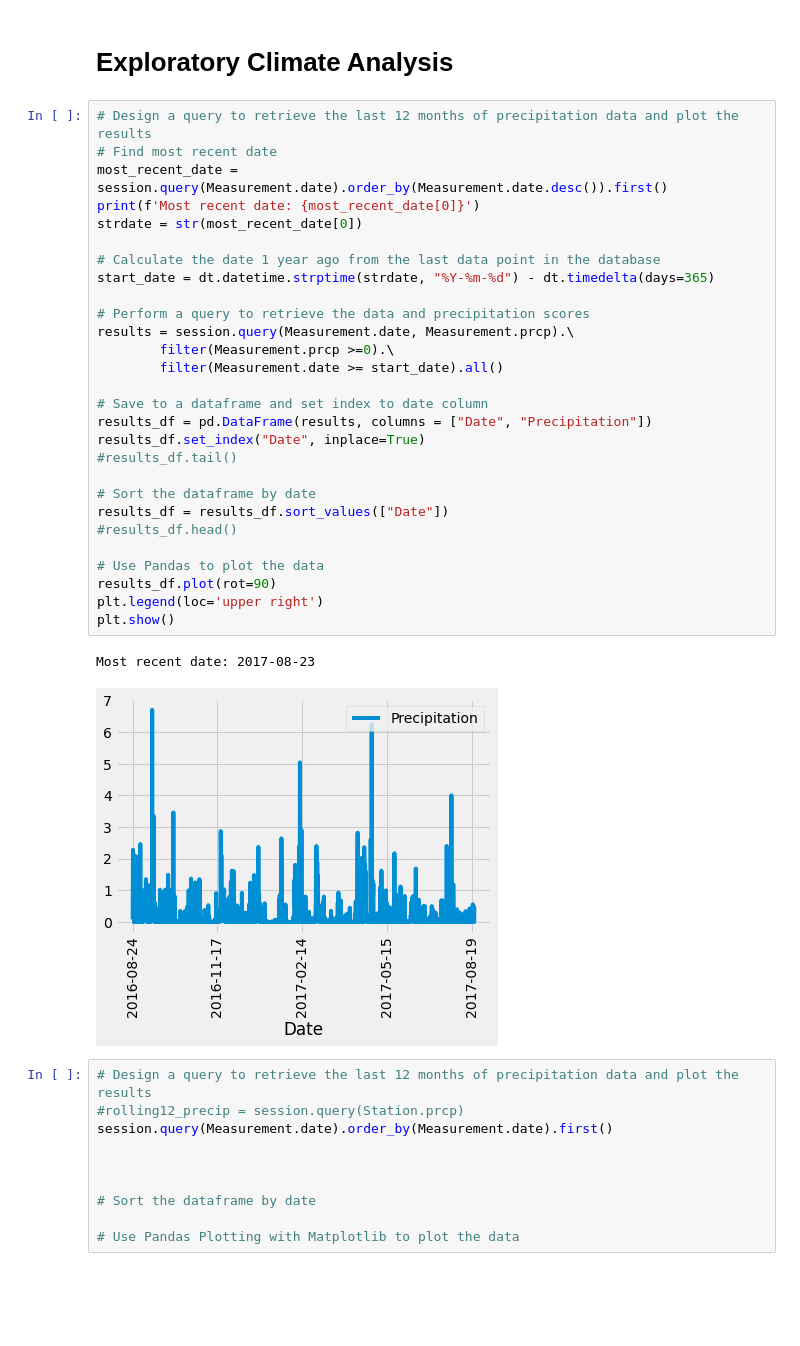
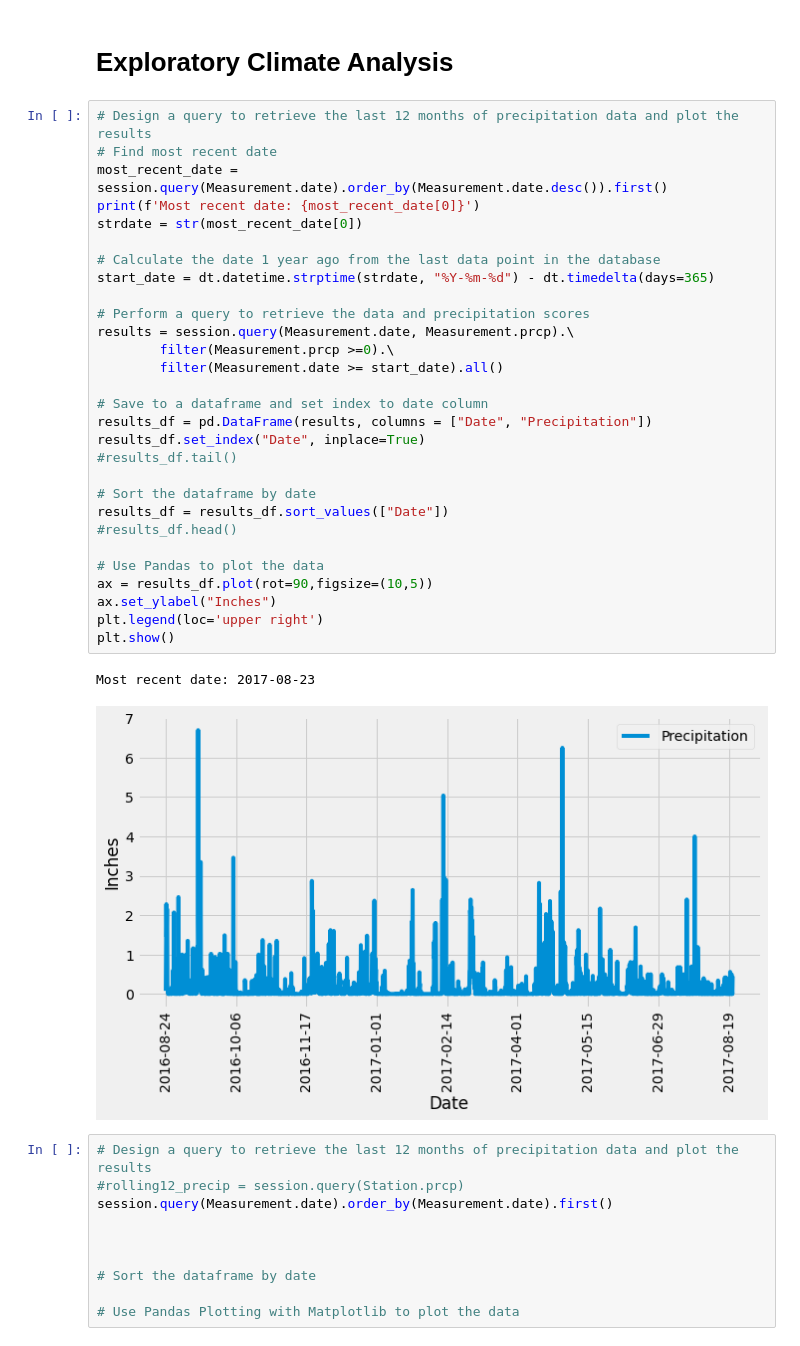
Before and after one commit to RobertEnglund/uom_stp-sqlalchemy-challenge, a Jupyter notebook: climate_starter.ipynb, the cells around one changed output. Cells and saved outputs as stored; diff of their text form; blank space fills up the shorter version.

Commit message:
fine tune pricip chart

```diff
--- a/climate_starter.ipynb
+++ b/climate_starter.ipynb
@@ -66,34 +66,35 @@ session = Session(engine)
 # %%
 # Design a query to retrieve the last 12 months of precipitation data and plot the results
 # Find most recent date
 most_recent_date = session.query(Measurement.date).order_by(Measurement.date.desc()).first()
 print(f'Most recent date: {most_recent_date[0]}')
 strdate = str(most_recent_date[0])
 
 # Calculate the date 1 year ago from the last data point in the database
 start_date = dt.datetime.strptime(strdate, "%Y-%m-%d") - dt.timedelta(days=365)
 
 # Perform a query to retrieve the data and precipitation scores
 results = session.query(Measurement.date, Measurement.prcp).\
         filter(Measurement.prcp >=0).\
         filter(Measurement.date >= start_date).all()
 
 # Save to a dataframe and set index to date column
 results_df = pd.DataFrame(results, columns = ["Date", "Precipitation"])
 results_df.set_index("Date", inplace=True)
 #results_df.tail()
 
 # Sort the dataframe by date
 results_df = results_df.sort_values(["Date"])
 #results_df.head()
 
 # Use Pandas to plot the data
-results_df.plot(rot=90)
+ax = results_df.plot(rot=90,figsize=(10,5))
+ax.set_ylabel("Inches")
 plt.legend(loc='upper right')
 plt.show()
 # %% [output]
 Most recent date: 2017-08-23
-[figure, old version]
+[figure, new version]
 # %%
 # Design a query to retrieve the last 12 months of precipitation data and plot the results
 #rolling12_precip = session.query(Station.prcp)
```
